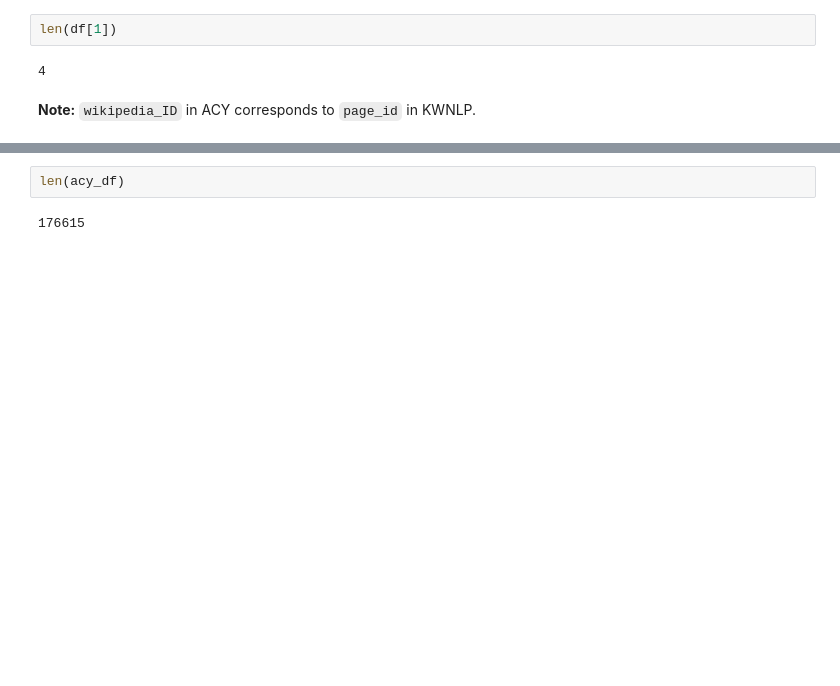
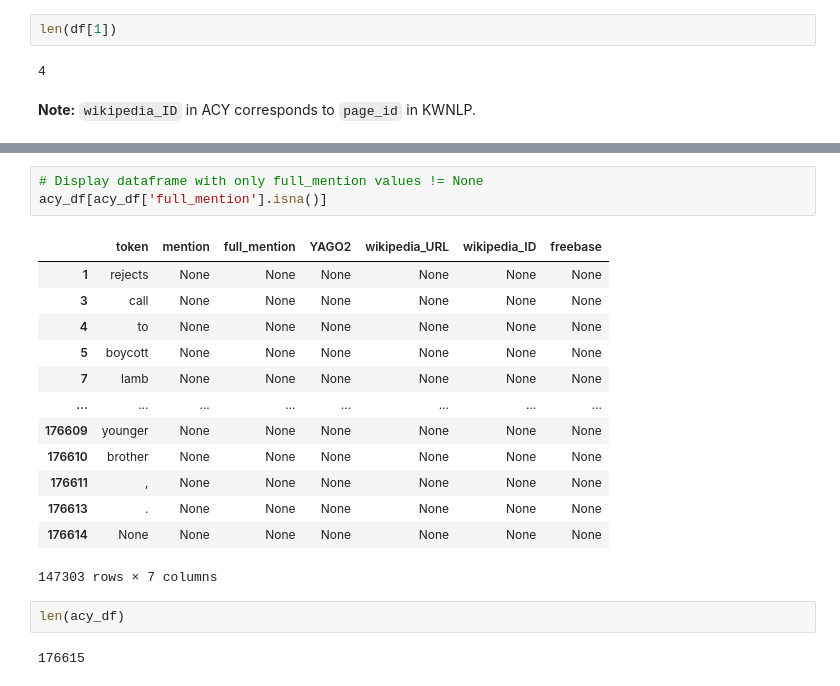
Before and after one commit to TheDigitalFrontier/entity-disambiguation, a Jupyter notebook: notebooks/EDA/EDA_aida-conll-yago.ipynb, the cells around one changed output, grey strips where cells are left out. Saved outputs shown, nothing was run; the diff lists cells and outputs as text; blank space fills up the shorter version.

```diff
--- a/notebooks/EDA/EDA_aida-conll-yago.ipynb
+++ b/notebooks/EDA/EDA_aida-conll-yago.ipynb
@@ -61,3 +89,20 @@ acy_df.head()
+# %%
+# Display dataframe with only full_mention values != None
+acy_df[acy_df['full_mention'].isna()]
+# %% [output]
+|  | token | mention | full_mention | YAGO2 | wikipedia_URL | wikipedia_ID | freebase |
+| 1 | rejects | None | None | None | None | None | None |
+| 3 | call | None | None | None | None | None | None |
+| 4 | to | None | None | None | None | None | None |
+| 5 | boycott | None | None | None | None | None | None |
+| 7 | lamb | None | None | None | None | None | None |
+| ... | ... | ... | ... | ... | ... | ... | ... |
+| 176609 | younger | None | None | None | None | None | None |
+| 176610 | brother | None | None | None | None | None | None |
+| 176611 | , | None | None | None | None | None | None |
+| 176613 | . | None | None | None | None | None | None |
+| 176614 | None | None | None | None | None | None | None |
+147303 rows × 7 columns
 # %%
 len(acy_df)
 # %% [output]
```
Also changed, not shown: parts of 2 cells of this notebook, 4 other files.
